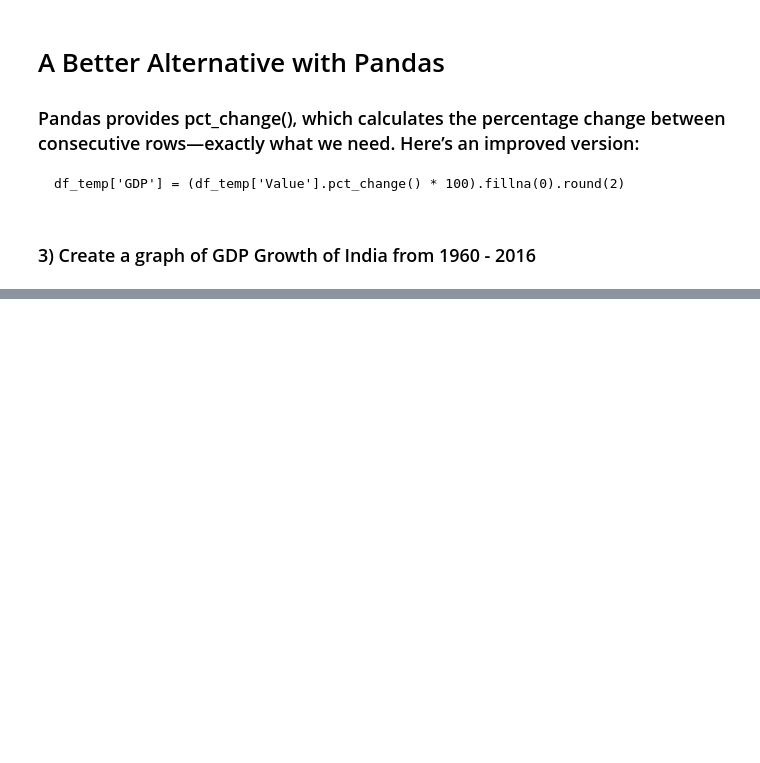
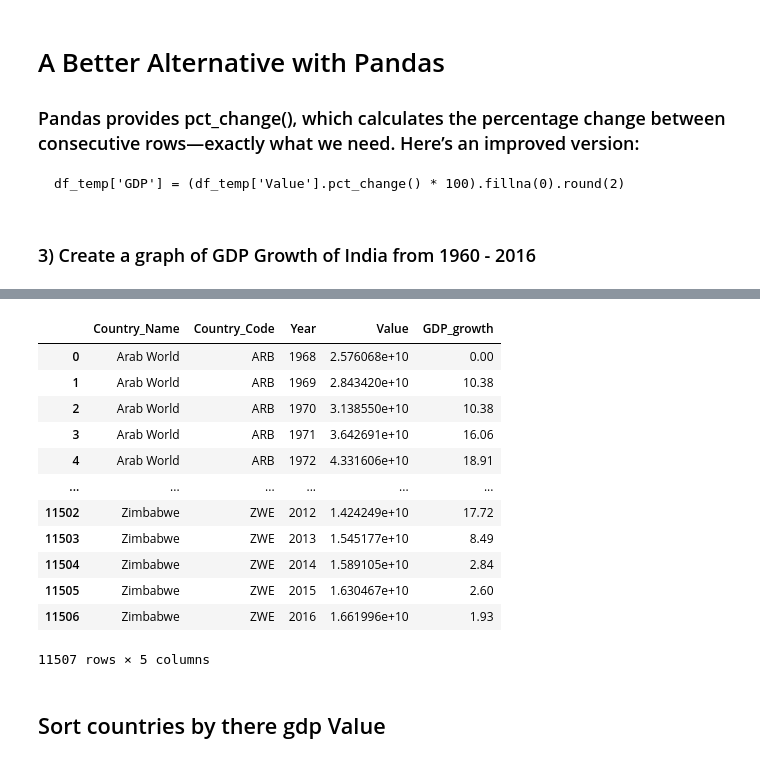
Before and after one commit to vishwajeet02/Projects, a Jupyter notebook: EDA/GDP_Analysis/GDP Analysis.ipynb, the cells around one changed output, grey strips where cells are left out. Saved outputs shown, nothing was run; the diff lists cells and outputs as text; code cells hidden in the pictures; blank space fills up the shorter version.

```diff
--- a/EDA/GDP_Analysis/GDP Analysis.ipynb
+++ b/EDA/GDP_Analysis/GDP Analysis.ipynb
@@ -189,0 +198,50 @@ df_temp.plot(kind='line',x='Year',y='Value',figsize=(15,6),grid=True,xlabel="Yea
+# %%
+# Initialize an empty list to store DataFrames for each country
+final_data = []
+
+# Iterate over each unique country name in the 'Country_Name' column
+for country_name in df['Country_Name'].unique():
+    # Filter the DataFrame to include only rows for the current country
+    df_pr = df[df["Country_Name"] == country_name]
+
+    # Convert the filtered DataFrame to a NumPy array for easier row access
+    data = df_pr.values
+
+    # Initialize a list for GDP growth percentages, starting with 0 for the first year
+    gdp_change = [0]
+
+    # Loop through the data starting from the second row to calculate growth
+    for i in range(1, len(data)):
+        # GDP value of the previous year (column index 3)
+        prev = data[i-1][3]
+        # GDP value of the current year (column index 3)
+        curr = data[i][3]
+        # Calculate percentage change and append it to the list
+        gdp_change.append(round(((curr - prev) / prev) * 100, 2))
+
+    # Add the GDP growth percentages as a new column to the country's DataFrame
+    df_pr = df_pr.assign(GDP_growth = gdp_change)
+
+    # Append the updated DataFrame to the final_data list
+    final_data.append(df_pr)
+
+# Concatenate all DataFrames in final_data into a single DataFrame
+df = pd.concat(final_data, axis=0)
+# %%
+df
+# %% [output]
+|  | Country_Name | Country_Code | Year | Value | GDP_growth |
+| 0 | Arab World | ARB | 1968 | 2.576068e+10 | 0.00 |
+| 1 | Arab World | ARB | 1969 | 2.843420e+10 | 10.38 |
+| 2 | Arab World | ARB | 1970 | 3.138550e+10 | 10.38 |
+| 3 | Arab World | ARB | 1971 | 3.642691e+10 | 16.06 |
+| 4 | Arab World | ARB | 1972 | 4.331606e+10 | 18.91 |
+| ... | ... | ... | ... | ... | ... |
+| 11502 | Zimbabwe | ZWE | 2012 | 1.424249e+10 | 17.72 |
+| 11503 | Zimbabwe | ZWE | 2013 | 1.545177e+10 | 8.49 |
+| 11504 | Zimbabwe | ZWE | 2014 | 1.589105e+10 | 2.84 |
+| 11505 | Zimbabwe | ZWE | 2015 | 1.630467e+10 | 2.60 |
+| 11506 | Zimbabwe | ZWE | 2016 | 1.661996e+10 | 1.93 |
+11507 rows × 5 columns
+# %% [markdown]
+## Sort countries by there gdp Value
```
Also changed, not shown: parts of 8 cells of this notebook.
